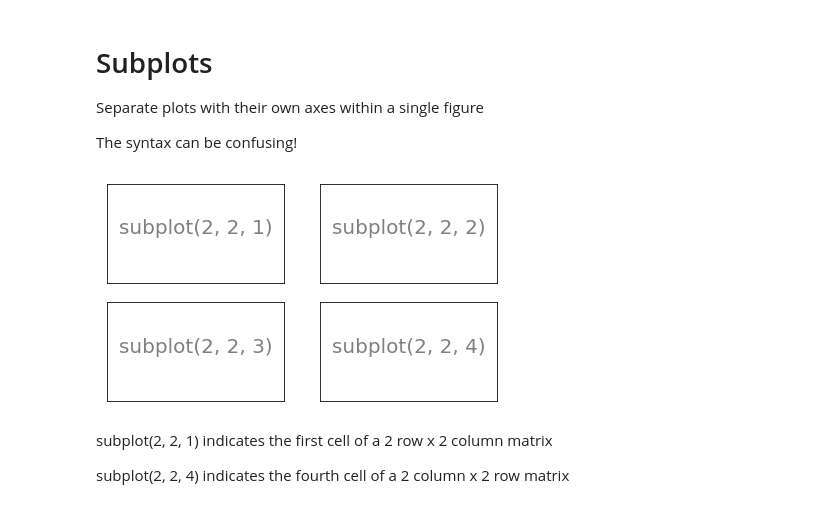
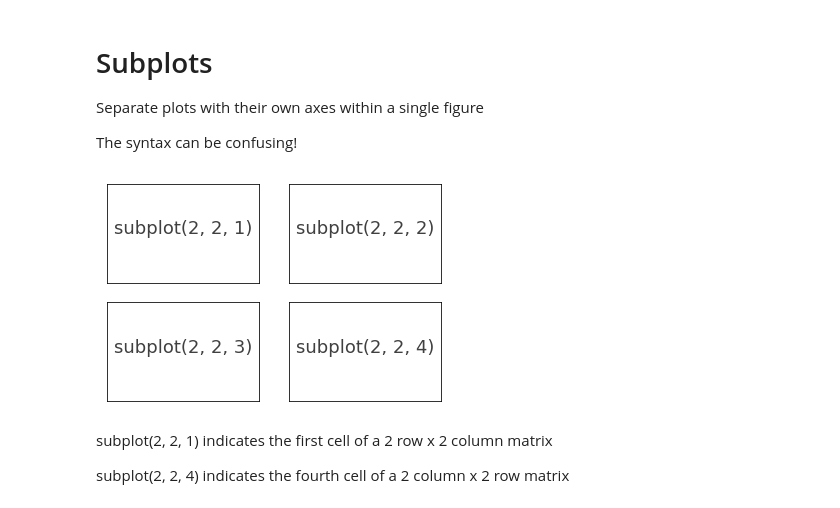
Before and after one commit to LUMC/python-course, a Jupyter notebook: visualization/DataVisualization1.ipynb, the cells around one changed output. Drawn from its saved outputs; the diff is of its cells as text; code cells hidden in the pictures.

```diff
--- a/visualization/DataVisualization1.ipynb
+++ b/visualization/DataVisualization1.ipynb
@@ -352,10 +352,10 @@ The syntax can be confusing!
 # %%
 for i in range(1, 5):
     subplot(2, 2, i)
     xticks([]), yticks([])
-    text(0.5, 0.5, 'subplot(2, 2, %d)' % i, ha='center', size=20, alpha=.5);
+    text(0.5, 0.5, 'subplot(2, 2, %d)' % i, ha='center', size=18, alpha=0.75);
 # %% [output]
-[figure, old version]
+[figure, new version]
 # %% [markdown]
 subplot(2, 2, 1) indicates the first cell of a 2 row x 2 column matrix
 
```
Also changed, not shown: parts of 20 cells of this notebook.
